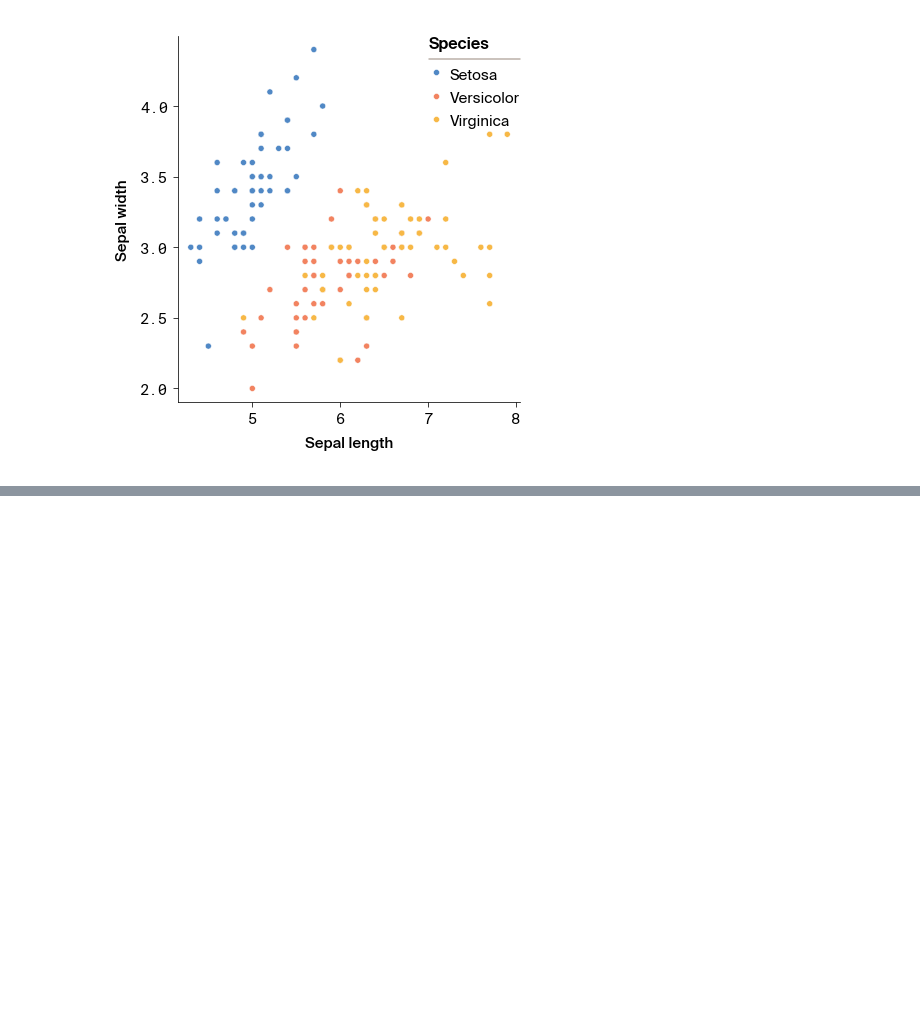
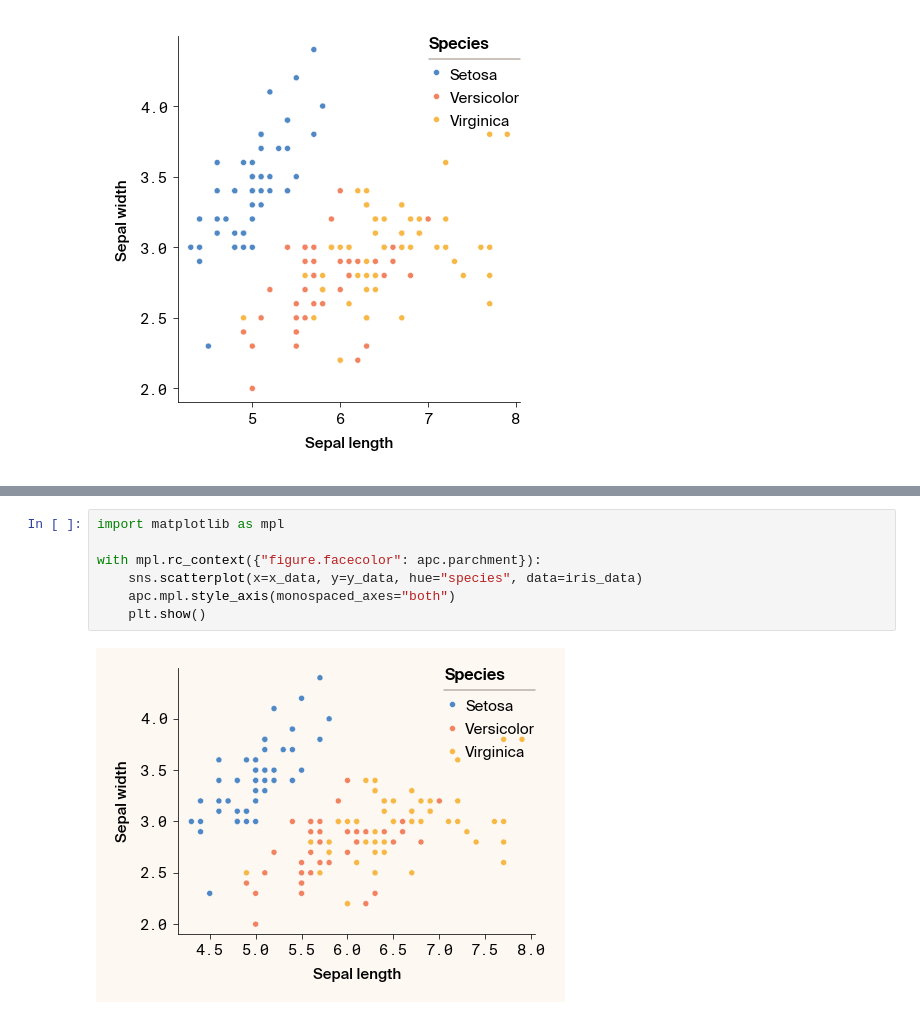
Before and after one commit to Arcadia-Science/arcadia-pycolor, a Jupyter notebook: style_usage.ipynb, the cells around one changed output, grey strips where cells are left out. Drawn from its saved outputs; the diff is of its cells as text; blank space fills up the shorter version.

Commit message:
update with example of simulating parchment backgroundl

```diff
--- a/style_usage.ipynb
+++ b/style_usage.ipynb
@@ -189,0 +194,9 @@ plt.show()
+# %%
+import matplotlib as mpl
+
+with mpl.rc_context({"figure.facecolor": apc.parchment}):
+    sns.scatterplot(x=x_data, y=y_data, hue="species", data=iris_data)
+    apc.mpl.style_axis(monospaced_axes="both")
+    plt.show()
+# %% [output]
+[figure, added]
```
Also changed, not shown: parts of 1 cell of this notebook.
